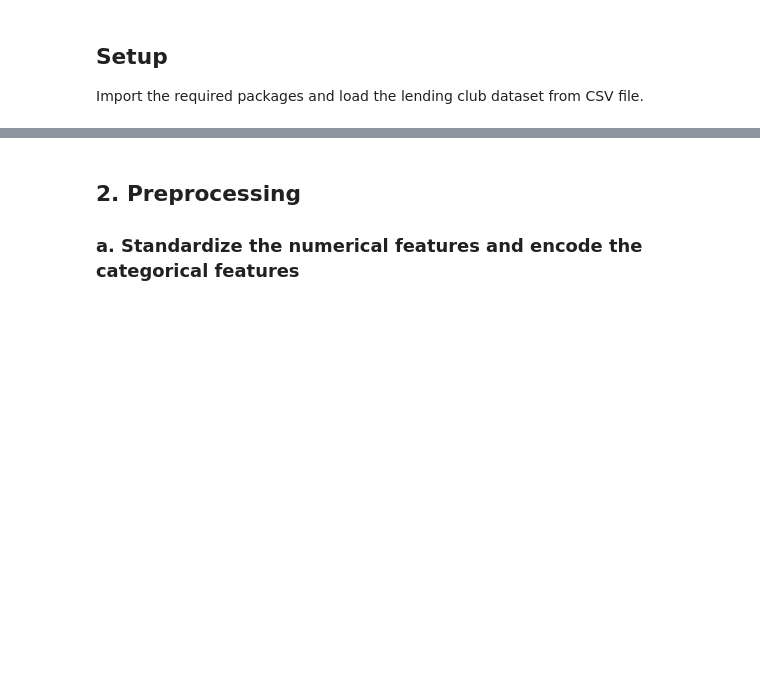
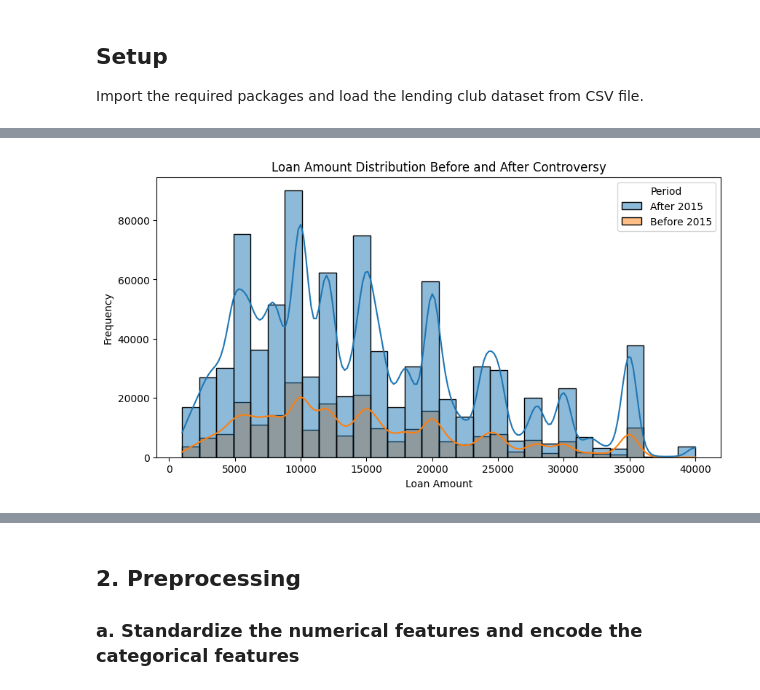
Before and after one commit to suxrobGM/cs6140-assignments, a Jupyter notebook: assignments/src/assignment2/notebook2.ipynb, the cells around one changed output, grey strips where cells are left out. Cells and saved outputs as stored; diff of their text form; code cells hidden in the pictures; blank space fills up the shorter version.

```diff
--- a/assignments/src/assignment2/notebook2.ipynb
+++ b/assignments/src/assignment2/notebook2.ipynb
@@ -18,0 +23,94 @@ data = pd.read_csv(csv_file_path)
+# %%
+import numpy as np
+
+# Convert issue date to datetime to filter by time period
+data["issue_d"] = pd.to_datetime(data["issue_d"])
+
+# Define the controversy date
+controversy_date = pd.to_datetime("2015-01-01")
+
+# Create "Period" column based on the controversy date
+# Create a new column to indicate the period, values are "Before 2015" and "After 2015"
+data["Period"] = np.where(data["issue_d"] < controversy_date, "Before 2015", "After 2015")
+
+# Print basic information for both periods
+print("Total columns in original dataset: ", data.shape[1])
+print("Total rows in original dataset: ", data.shape[0])
+print("Total rows in dataset before 2015:", data[data["Period"] == "Before 2015"].shape[0])
+print("Total rows in dataset after 2015:", data[data["Period"] == "After 2015"].shape[0])
+
+# Print the first few rows of the dataset
+print("First few rows of the dataset: ")
+display(data.head())
+
+# Print the summary statistics of the dataset
+print("Summary Statistics: ")
+display(data.describe())
+
+# Calculate missing values in the dataset
+missing_values = data.isnull().sum()
+print("Missing values count:", )
+display(missing_values[missing_values > 0])
+
+# Plot distributions for loan amount
+plt.figure(figsize=(10,5))
+sns.histplot(data, x="loan_amnt", hue="Period", kde=True, bins=30)
+plt.title("Loan Amount Distribution Before and After Controversy")
+plt.xlabel("Loan Amount")
+plt.ylabel("Frequency")
+plt.show()
+
+# Plot interest rate distribution
+plt.figure(figsize=(10,5))
+sns.histplot(data, x="int_rate", hue="Period", kde=True, bins=30)
+plt.title("Interest Rate Distribution Before and After Controversy")
+plt.xlabel("Interest Rate (%)")
+plt.ylabel("Frequency")
+plt.show()
+
+# Plot grade distribution
+plt.figure(figsize=(8,6))
+sns.countplot(data=data, x="grade", hue="Period", order=sorted(data["grade"].unique()))
+plt.title("Loan Grade Distribution Before and After Controversy")
+plt.xlabel("Grade")
+plt.ylabel("Count")
+plt.show()
+
+# Analyze Differences Between Periods
+# Loan Purpose
+plt.figure(figsize=(12,6))
+sns.countplot(data=data, y="purpose", hue="Period", order=data["purpose"].value_counts().index)
+plt.title("Loan Purpose Distribution Before and After Controversy")
+plt.xlabel("Count")
+plt.ylabel("Purpose")
+plt.show()
+
+# Employment Length
+plt.figure(figsize=(10,6))
+sns.countplot(data=data, x="emp_length", hue="Period", order=sorted(data["emp_length"].dropna().unique()))
+plt.title("Employment Length Before and After Controversy")
+plt.xlabel("Employment Length (Years)")
+plt.ylabel("Count")
+plt.show()
+
+# Home Ownership
+plt.figure(figsize=(8,6))
+sns.countplot(data=data, x="home_ownership", hue="Period")
+plt.title("Home Ownership Status Before and After Controversy")
+plt.xlabel("Home Ownership")
+plt.ylabel("Count")
+plt.show()
+
+# Correlation Analysis
+# Select numerical features
+numerical_features = data.select_dtypes(include=["float64", "int64"]).columns
+
+# Compute correlation matrix
+corr_matrix = data[numerical_features].corr()
+
+# Plot heatmap
+plt.figure(figsize=(12,10))
+sns.heatmap(corr_matrix, cmap="coolwarm", linewidths=0.5)
+plt.title("Correlation Matrix")
+plt.show()
+# %% [output]
@@ -18,0 +153 @@ data = pd.read_csv(csv_file_path)
+[figure, added]
```
Also changed, not shown: parts of 51 cells of this notebook, 1 other file.
